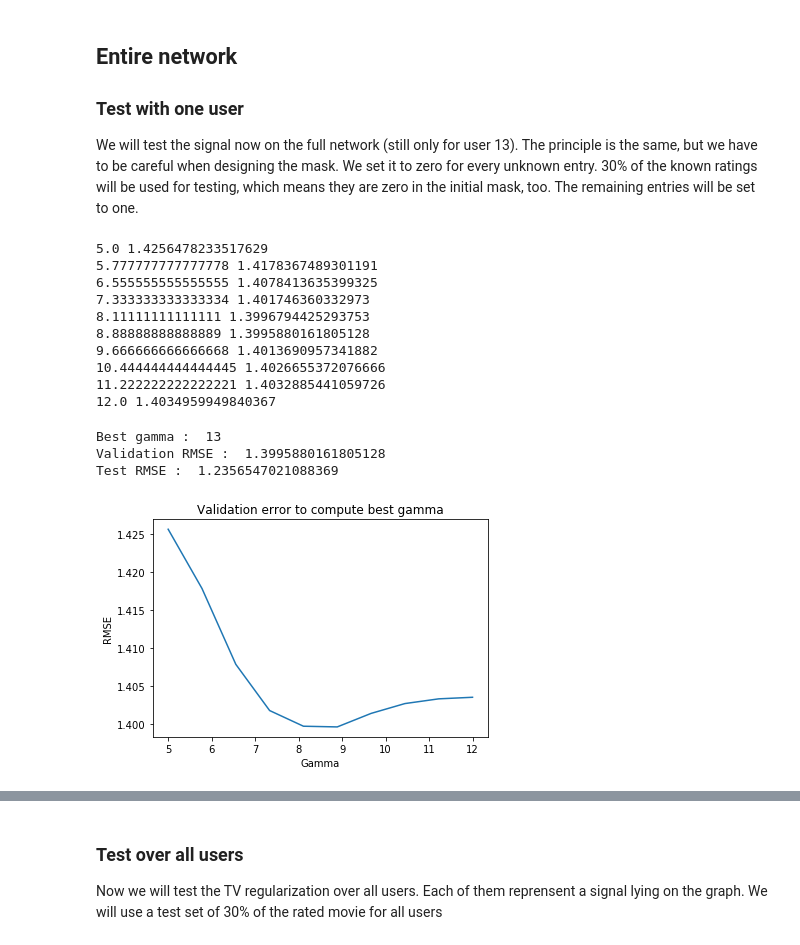
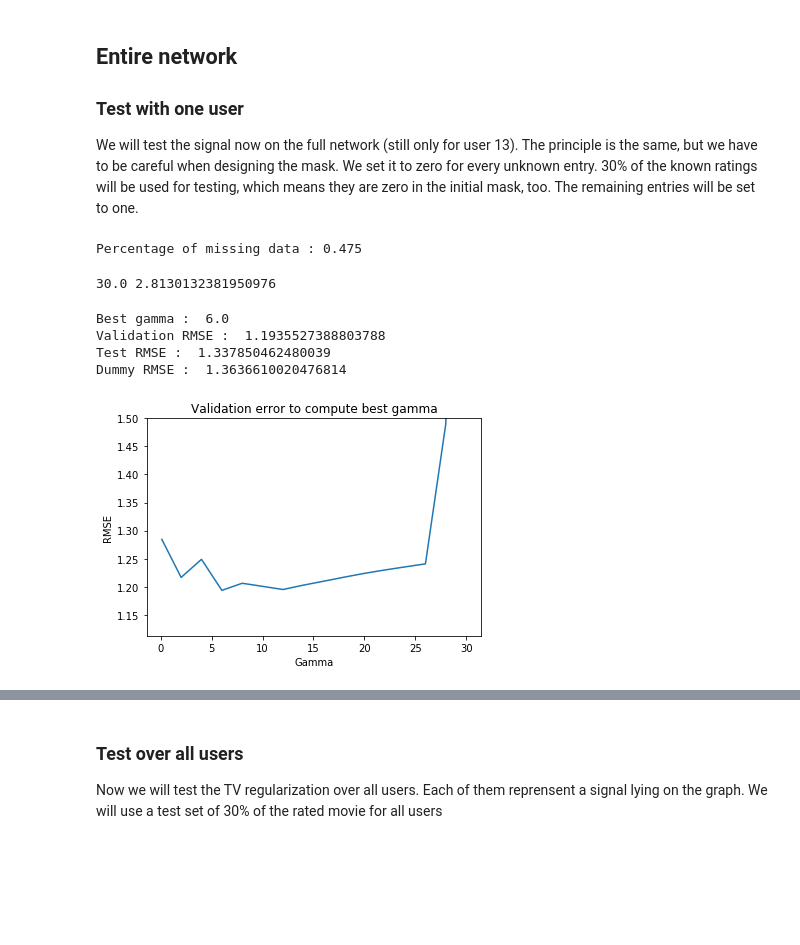
Before and after one commit to Lambo97/MovieRecommendation, a Jupyter notebook: src/tv_regularization2.ipynb, the cells around one changed output, grey strips where cells are left out. Cells and saved outputs as stored; diff of their text form; code cells hidden in the pictures; blank space fills up the shorter version.

```diff
--- a/src/tv_regularization2.ipynb
+++ b/src/tv_regularization2.ipynb
@@ -246,27 +245,29 @@ for i in range(n_random):
         # Create the mask
         mask = rs.rand(G.N)
         mask = (mask > missing_percentage).astype(float)
+        inverse_mask = mask * -1 + 1
         noisy = signal * mask
-        noisy = noisy + mean_signal * (mask * -1 + 1)
+        noisy = noisy + mean_signal * inverse_mask
         # Compute errors
-        inverse_mask = mask * -1 + 1
 
         test_true = signal * inverse_mask
-
         test_true = test_true[test_true != 0]
 
         reconstructed = np.clip(tv_reg(G, noisy, mask, gamma=best_gamma), 1, 5)
         test_reconstructed = reconstructed * inverse_mask
         test_reconstructed = test_reconstructed[test_reconstructed != 0]
-        errors[i,j] = np.sqrt(mean_squared_error(test_true, test_reconstructed))
+        if np.count_nonzero(test_true) > 0:
+            errors[i,j] = np.sqrt(mean_squared_error(test_true, test_reconstructed))
 
         test_dummy = np.ones(len(signal)) * inverse_mask * np.mean(signal)
         test_dummy = test_dummy[test_dummy != 0]
-        errors_dummy[i,j] = np.sqrt(mean_squared_error(test_true, test_dummy))
+        if np.count_nonzero(test_true) > 0:
+            errors_dummy[i,j] = np.sqrt(mean_squared_error(test_true, test_dummy))
 
         avg_dummy = inverse_mask * mean_signal
         avg_dummy = avg_dummy[avg_dummy != 0]
-        errors_avg[i,j] = np.sqrt(mean_squared_error(test_true, avg_dummy))
+        if np.count_nonzero(test_true) > 0:
+            errors_avg[i,j] = np.sqrt(mean_squared_error(test_true, avg_dummy))
 
         clear_output(wait=True)
         print(f'{i,j} {(errors[i,j]):.3f}, {(errors_dummy[i,j]):.3f}, {(errors_avg[i,j]):.3f}')
@@ -320,72 +323,75 @@ def create_mask(signal, valid_percent, test_percent):
 # %%
 # create mask
 mean_signal = compute_mean_signal(ratings, user_id)
-mask, validation_mask, test_mask = create_mask(signal, 0.2, 0.2)
+mask, validation_mask, test_mask = create_mask(signal, 0.1, 0.1)
 noisy_validation = signal * mask
 noisy_validation = noisy_validation + mean_signal * (mask * -1 + 1)
 validation_true = signal * validation_mask
 validation_true = validation_true[validation_true != 0]
+
+print("Percentage of missing data :", len(mask[mask!=1])/len(mask))
+# %% [output]
+Percentage of missing data : 0.475
 # %%
 errors = []
 best_error = np.inf
 best_gamma = 0
-interval = np.linspace(5,12,10)
+interval = np.linspace(0, 30, 16)
+interval[0] = 0.1
 
 for gamma in interval:
     reconstructed = np.clip(tv_reg(G, noisy_validation, mask, gamma=gamma), 1, 5)
 
     if(np.isnan(reconstructed).any()):
-        errors.append(0)
+        errors.append(np.nan)
         continue
     # Compute errors
     validation_reconstructed = reconstructed * validation_mask
     validation_reconstructed = validation_reconstructed[validation_reconstructed != 0]
     error = np.sqrt(mean_squared_error(validation_true, validation_reconstructed))
+    clear_output(wait=True)
     print(gamma, error)
     if error < best_error:
         best_error = error
         best_gamma = gamma
 
     errors.append(error)
+
+# retrain using train and validation data
+mask += validation_mask
+noisy_test = signal * mask
+noisy_test = noisy_test + mean_signal * (mask * -1 + 1)
+reconstructed = np.clip(tv_reg(G, noisy_test, mask, gamma=best_gamma), 1, 5)
 # %% [output]
-5.0 1.4256478233517629
-5.777777777777778 1.4178367489301191
-6.555555555555555 1.4078413635399325
-7.333333333333334 1.401746360332973
-8.11111111111111 1.3996794425293753
-8.88888888888889 1.3995880161805128
-9.666666666666668 1.4013690957341882
-10.444444444444445 1.4026655372076666
-11.222222222222221 1.4032885441059726
-12.0 1.4034959949840367
+30.0 2.8130132381950976
 # %%
-# retrain using train and validation data
-mask += validation_mask
-best_gamma = 13
-noisy_test = signal * mask
-noisy_test = noisy_test + mean_signal * (mask * -1 + 1)
-reconstructed = np.clip(tv_reg(G, noisy_test, mask, gamma=best_gamma), 1, 5)
-
 test_true = signal * test_mask
 test_true = test_true[test_true != 0]
 
 test_reconstructed = reconstructed * test_mask
 test_reconstructed = test_reconstructed[test_reconstructed != 0]
+
+test_noisy = noisy_test * test_mask
+test_noisy = test_noisy[test_noisy != 0]
+
 print("Best gamma : ", best_gamma)
 print("Validation RMSE : ", best_error)
 print("Test RMSE : ", np.sqrt(mean_squared_error(test_true, test_reconstructed)))
+print("Dummy RMSE : ", np.sqrt(mean_squared_error(test_true, test_noisy)))
 
 plt.figure()
 plt.plot(interval, errors)
 plt.title("Validation error to compute best gamma")
 plt.xlabel("Gamma")
 plt.ylabel("RMSE")
+plt.ylim(ymax = 1.5)
 plt.show()
 # %% [output]
-Best gamma :  13
-Validation RMSE :  1.3995880161805128
-Test RMSE :  1.2356547021088369
+Best gamma :  6.0
+Validation RMSE :  1.1935527388803788
+Test RMSE :  1.337850462480039
+Dummy RMSE :  1.3636610020476814
-[figure, old version]
+[figure, new version]
 # %%
 fig, [ax1, ax2, ax3] = plt.subplots(1, 3, sharey=True, figsize=(17, 3))
 limits = [0, 5]
```
Also changed, not shown: parts of 11 cells of this notebook.
